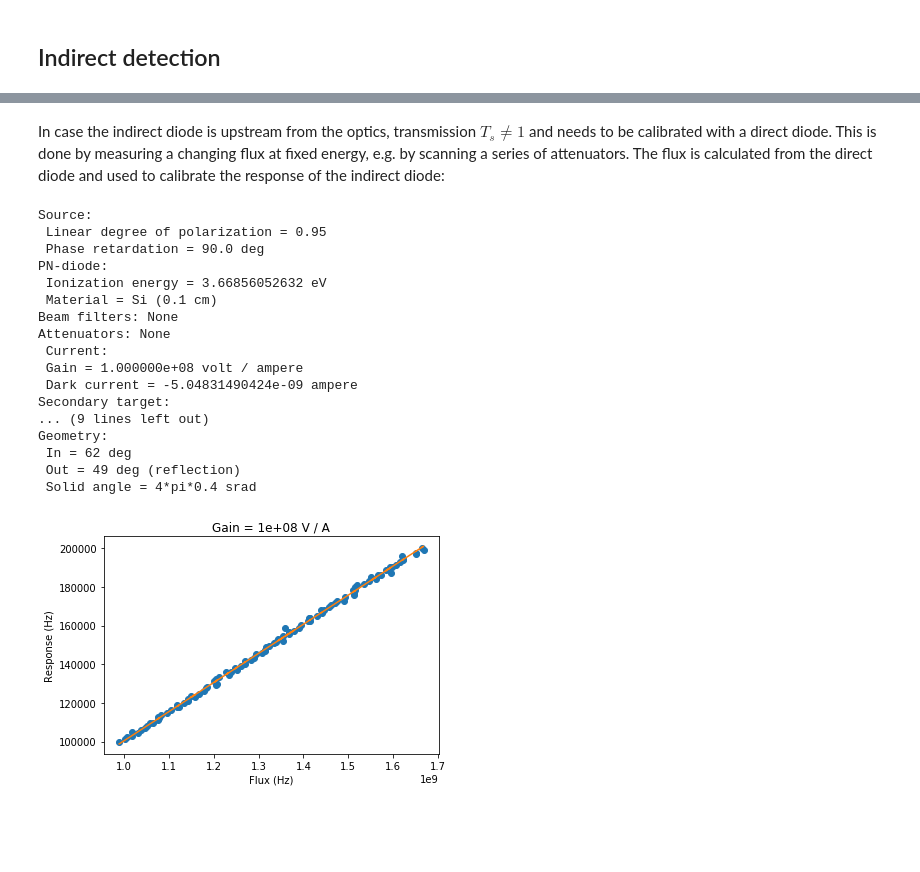
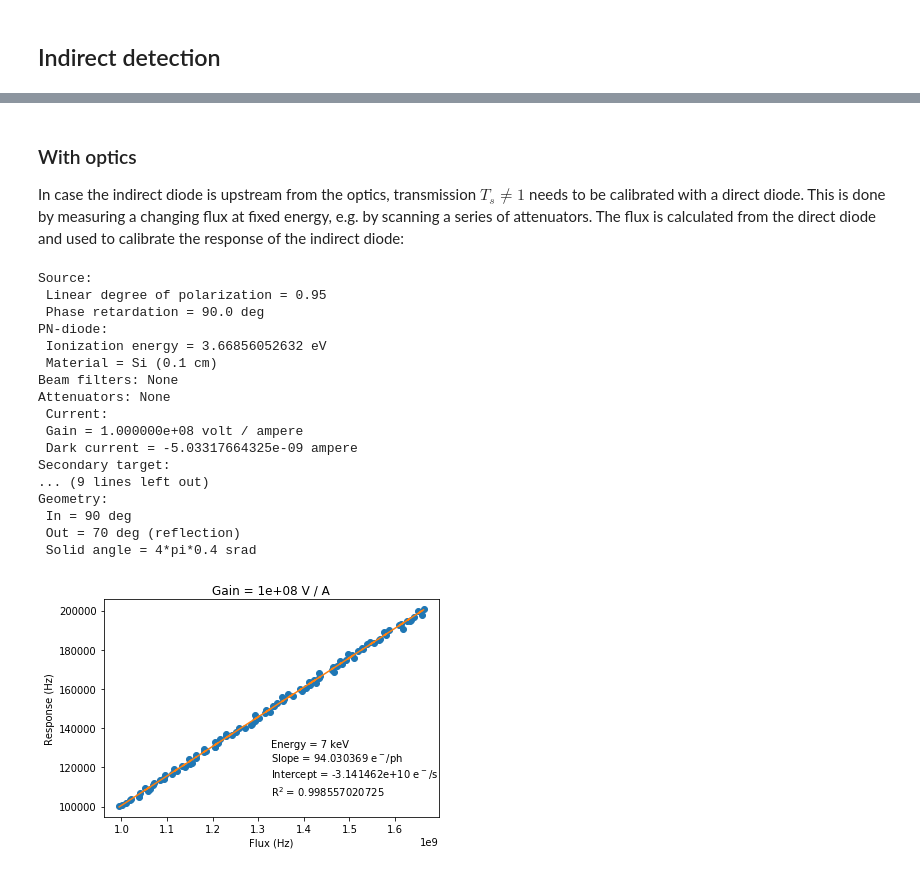
Before and after one commit to woutdenolf/spectrocrunch, a Jupyter notebook: doc/source/tutorials/diodes.ipynb, the cells around one changed output, grey strips where cells are left out. Saved outputs shown, nothing was run; the diff lists cells and outputs as text; code cells hidden in the pictures; blank space fills up the shorter version.

Commit message:
Modified diode simple calibration

```diff
--- a/doc/source/tutorials/diodes.ipynb
+++ b/doc/source/tutorials/diodes.ipynb
@@ -198,43 +200,48 @@ Geometry:
 # %% [markdown]
-In case the indirect diode is upstream from the optics, transmission $T_s\neq 1$ and needs to be calibrated with a direct diode. This is done by measuring a changing flux at fixed energy, e.g. by scanning a series of attenuators. The flux is calculated from the direct diode and used to calibrate the response of the indirect diode:
+### With optics
+
+In case the indirect diode is upstream from the optics, transmission $T_s\neq 1$ needs to be calibrated with a direct diode. This is done by measuring a changing flux at fixed energy, e.g. by scanning a series of attenuators. The flux is calculated from the direct diode and used to calibrate the response of the indirect diode:
 # %%
+iodet = diode.factory("sxm_iodet1")
 iodet.setgain(1e8)
-iodet.simplifysecondarytarget = False
 
 idet = diode.factory("sxm_idet")
 idet.setgain(1e6)
 
 energy = 7
 idetresp = np.linspace(3e4,5e4,100)
 fluxmeas = idet.cpstoflux(energy,np.random.poisson(idetresp))
 
 iodetresp = np.random.poisson(np.linspace(1e5,2e5,100))
-iodet.calibrate(iodetresp,fluxmeas,energy,caliboption="optics")
+fitinfo = iodet.calibrate(iodetresp,fluxmeas,energy,caliboption="optics")
 print(iodet.geometry)
 
 plt.plot(fluxmeas,iodetresp,marker='o',linestyle="")
 plt.plot(fluxmeas,iodet.fluxtocps(energy,fluxmeas))
+label = "\n".join(["{} = {}".format(k,v) for k,v in fitinfo.items()])
+plt.annotate(label,xy=(0.5,0.1),xytext=(0.5,0.1),\
+            xycoords="axes fraction",textcoords="axes fraction")
 
 plt.title("Gain = {:~.0e}".format(iodet.Rout))
 plt.xlabel('Flux (Hz)')
 plt.ylabel('Response (Hz)')
 plt.show()
 # %% [output]
 Source:
  Linear degree of polarization = 0.95
  Phase retardation = 90.0 deg
 PN-diode:
  Ionization energy = 3.66856052632 eV
  Material = Si (0.1 cm)
 Beam filters: None
 Attenuators: None
  Current:
  Gain = 1.000000e+08 volt / ampere
- Dark current = -5.04831490424e-09 ampere
+ Dark current = -5.03317664325e-09 ampere
 Secondary target:
 ... (9 lines left out)
 Geometry:
- In = 62 deg
- Out = 49 deg (reflection)
+ In = 90 deg
+ Out = 70 deg (reflection)
  Solid angle = 4*pi*0.4 srad
-[figure, old version]
+[figure, new version]
```
Also changed, not shown: parts of 8 cells of this notebook, 9 other files.
